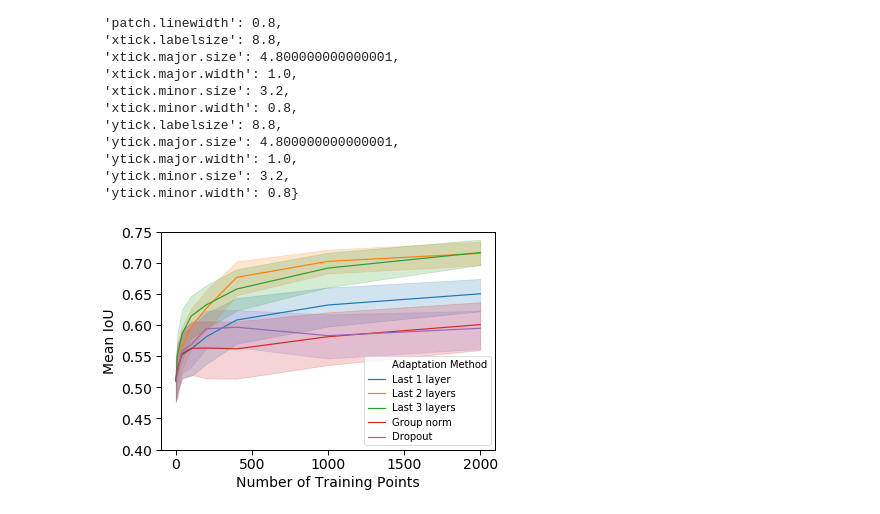
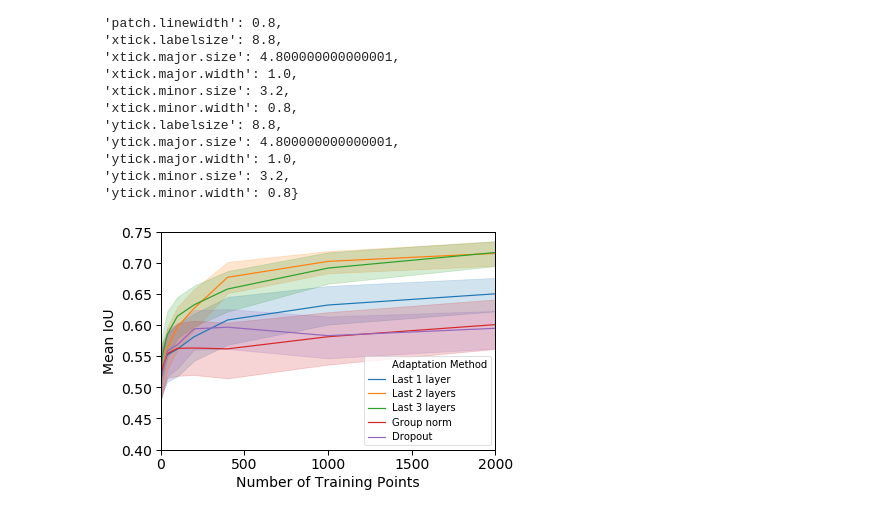
Before and after one commit to microsoft/landcover, a Jupyter notebook: analysis/active-learning-analyses.ipynb, the cells around one changed output. Cells and saved outputs as stored; diff of their text form; code cells hidden in the pictures.

```diff
--- a/analysis/active-learning-analyses.ipynb
+++ b/analysis/active-learning-analyses.ipynb
@@ -188,15 +188,15 @@ sns.plotting_context('paper', font_scale=1.0)
 # %%
 ##########################################
 #### Generate plot of mean IoU per fine tune method
 ##########################################
 
 subset = df[ (df["Point Selection Strategy"] == 'Random') ]
 ax = sns.lineplot(x='Number of Training Points', y='Mean IoU', hue='Adaptation Method', data=subset)
-ax.set(ylim=(0.40, 0.75))
+ax.set(ylim=(0.40, 0.75), xlim=(0,2000))
 plt.setp(ax.get_legend().get_texts(), fontsize='10')
 ax.get_legend().get_title().set_color('white')
 ax.get_legend().get_title().set_fontsize(12)
 # %% [output]
-[figure, old version]
+[figure, new version]
 # %%
 ax = sns.lineplot(x='Number of Training Points', y='Mean IoU', hue='Adaptation Method', data=subset)
```
Also changed, not shown: parts of 3 cells of this notebook.
